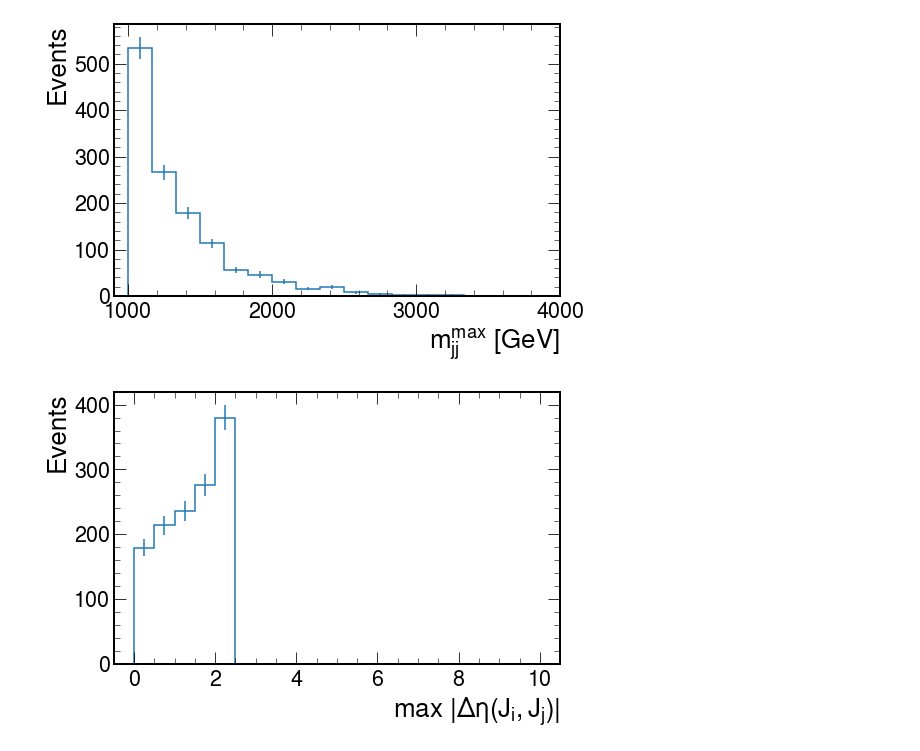
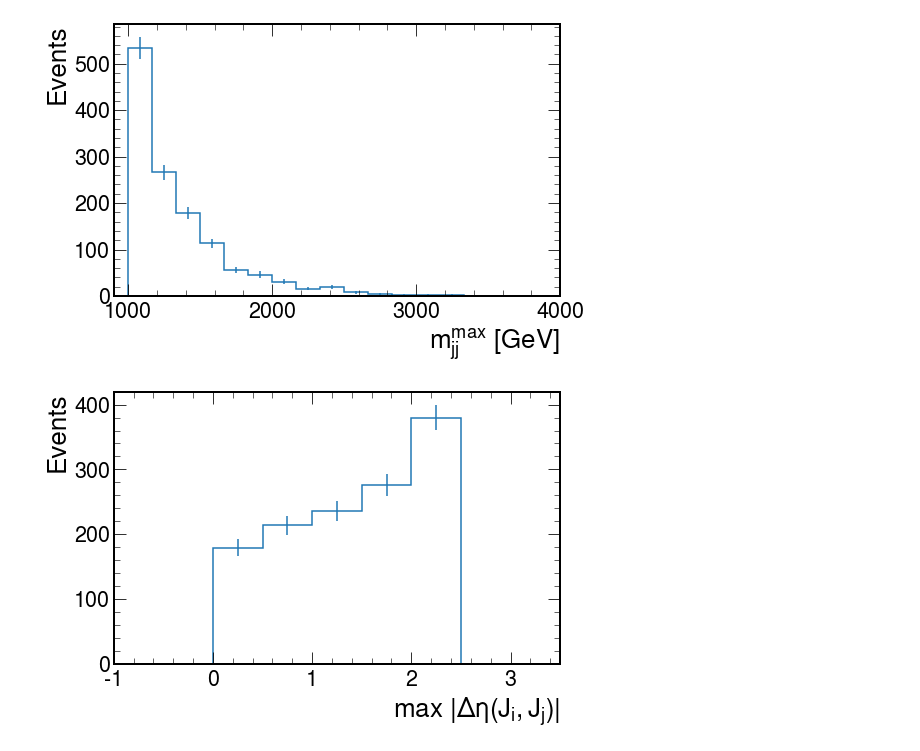
Before and after one commit to deoache/VBFDM_UdeA, a Jupyter notebook: notebooks/2_vbf_processor.ipynb, the cells around one changed output. Drawn from its saved outputs; the diff is of its cells as text; code cells hidden in the pictures.

```diff
--- a/notebooks/2_vbf_processor.ipynb
+++ b/notebooks/2_vbf_processor.ipynb
@@ -301,11 +292,11 @@ ax.set(
 # %%
 fig, ax = plt.subplots(figsize=(8,5))
 
 dijet[{"region":"low_mass", "leadingJetsDphi":sum, "invariantMass":sum}].plot1d(ax=ax)
 
 ax.set(
     ylabel="Events",
-    xlim=(0, 4000)
+    xlim=(-1, 3.5)
 );
 # %% [output]
-[figure, old version]
+[figure, new version]
```
Also changed, not shown: parts of 1 cell of this notebook.
